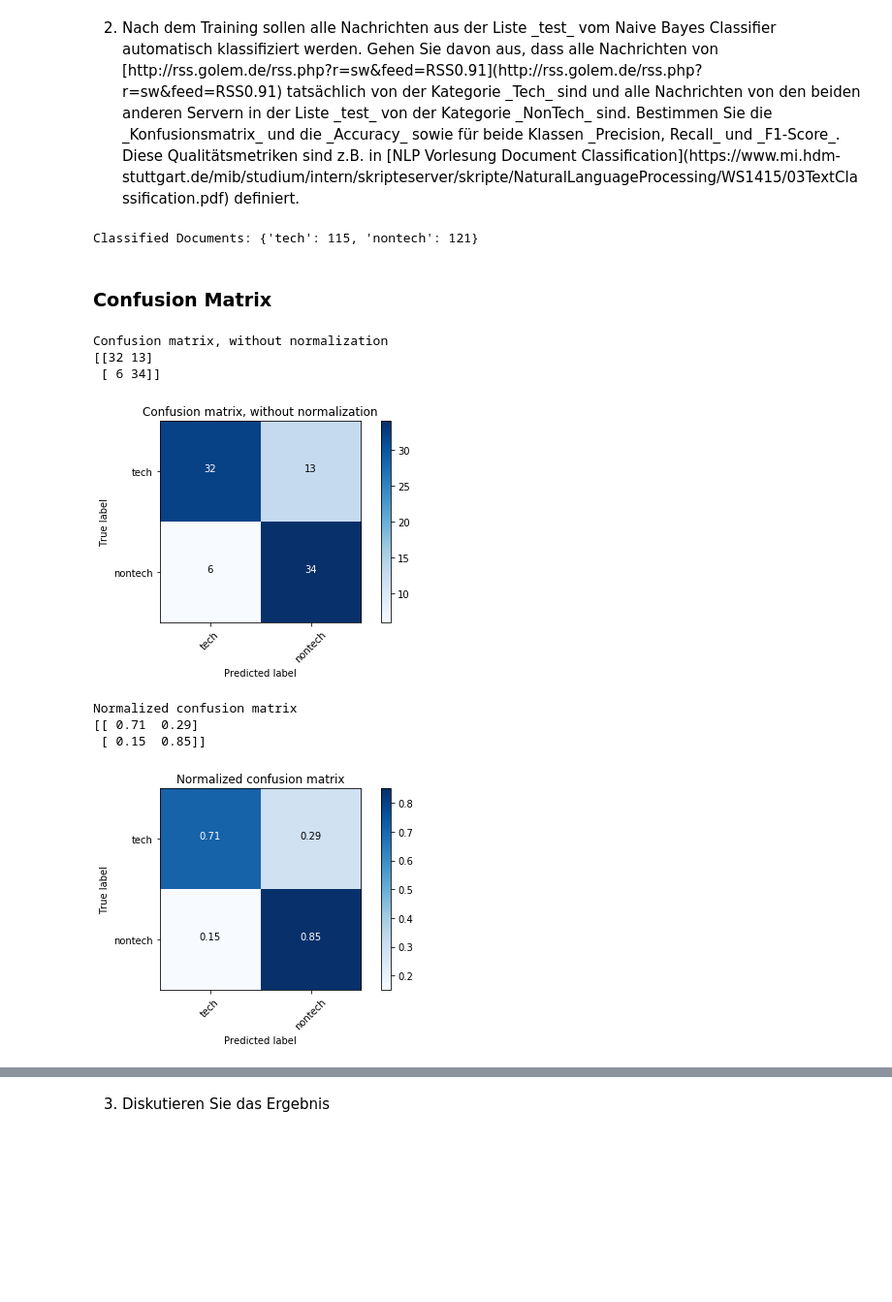
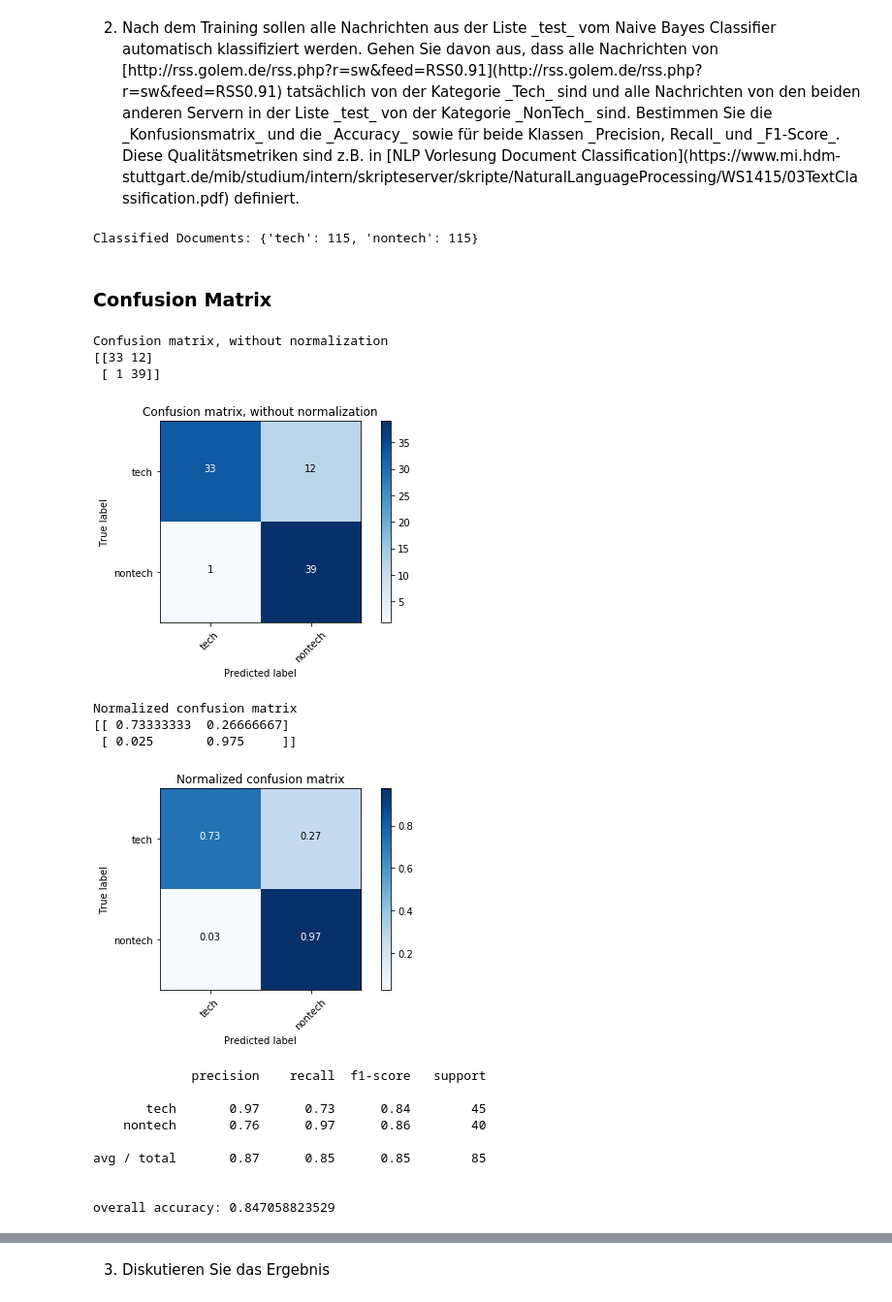
Before and after one commit to danielrotaermel/data-mining, a Jupyter notebook: VersuchDocumentClassification.ipynb, the cells around one changed output, grey strips where cells are left out. Shown at 97% size. Cells and saved outputs as stored; diff of their text form; code cells hidden in the pictures; blank space fills up the shorter version.

```diff
--- a/VersuchDocumentClassification.ipynb
+++ b/VersuchDocumentClassification.ipynb
@@ -532,10 +532,12 @@ for index, row in testRssfeeds.iterrows():
     testRssfeeds['label'][index] = rssC.classify(row['text'])
 print '\nClassified Documents:', to_dict(rssC.cc)
 
+y_true = originatedTestRssfeeds['label']
+y_pred = testRssfeeds['label']
 #print testRssfeeds.head(10)
 #print originatedTestRssfeeds.head(10)
 # %% [output]
-Classified Documents: {'tech': 115, 'nontech': 121}
+Classified Documents: {'tech': 115, 'nontech': 115}
 # %% [markdown]
 ### Confusion Matrix
 # %%
@@ -581,29 +581,47 @@ def plot_confusion_matrix(cm, classes,
     plt.ylabel('True label')
     plt.xlabel('Predicted label')
 # %%
-y_true = originatedTestRssfeeds['label']
-y_pred = testRssfeeds['label']
+from sklearn.metrics import accuracy_score
+from sklearn.metrics import classification_report
 
-# Compute confusion matrix
-cnf_matrix = confusion_matrix(y_true , y_pred)
+def create_report(_y_true, _y_pred, classes):
+    # Compute confusion matrix
+    cnf_matrix = confusion_matrix(_y_true , _y_pred)
 
-# Plot non-normalized confusion matrix
-plt.figure()
-plot_confusion_matrix(cnf_matrix, classes=rssC.cc.keys(),
+    # Plot non-normalized confusion matrix
+    plt.figure()
+    plot_confusion_matrix(cnf_matrix, classes=classes,
                       title='Confusion matrix, without normalization')
-plt.show()
+    plt.show()
 
-# Plot normalized confusion matrix
-plt.figure()
-plot_confusion_matrix(cnf_matrix, classes=rssC.cc.keys(), normalize=True,
+    # Plot normalized confusion matrix
+    plt.figure()
+    plot_confusion_matrix(cnf_matrix, classes=classes, normalize=True,
                       title='Normalized confusion matrix')
-plt.show()
+    plt.show()
+
+    classy_report = classification_report(_y_true, _y_pred, target_names=classes)
+    print classy_report
+
+    accuracy_norm = accuracy_score(_y_true, _y_pred)
+    print '\noverall accuracy:', accuracy_norm
+
+create_report(y_true, y_pred, rssC.cc.keys())
 # %% [output]
 Confusion matrix, without normalization
-[[32 13]
- [ 6 34]]
+[[33 12]
+ [ 1 39]]
-[figure, old version]
+[figure, new version]
 Normalized confusion matrix
-[[ 0.71  0.29]
- [ 0.15  0.85]]
+[[ 0.73333333  0.26666667]
+ [ 0.025       0.975     ]]
-[figure, old version]
+[figure, new version]
+             precision    recall  f1-score   support
+
+       tech       0.97      0.73      0.84        45
+    nontech       0.76      0.97      0.86        40
+
+avg / total       0.87      0.85      0.85        85
+
+
+overall accuracy: 0.847058823529
```
Also changed, not shown: parts of 15 cells of this notebook.
